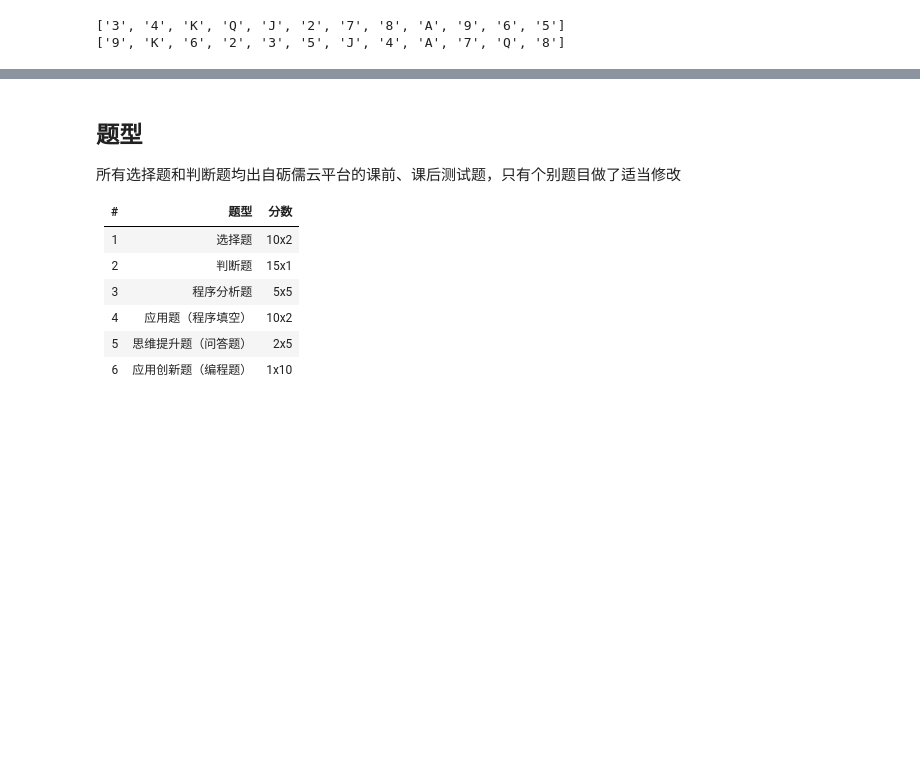
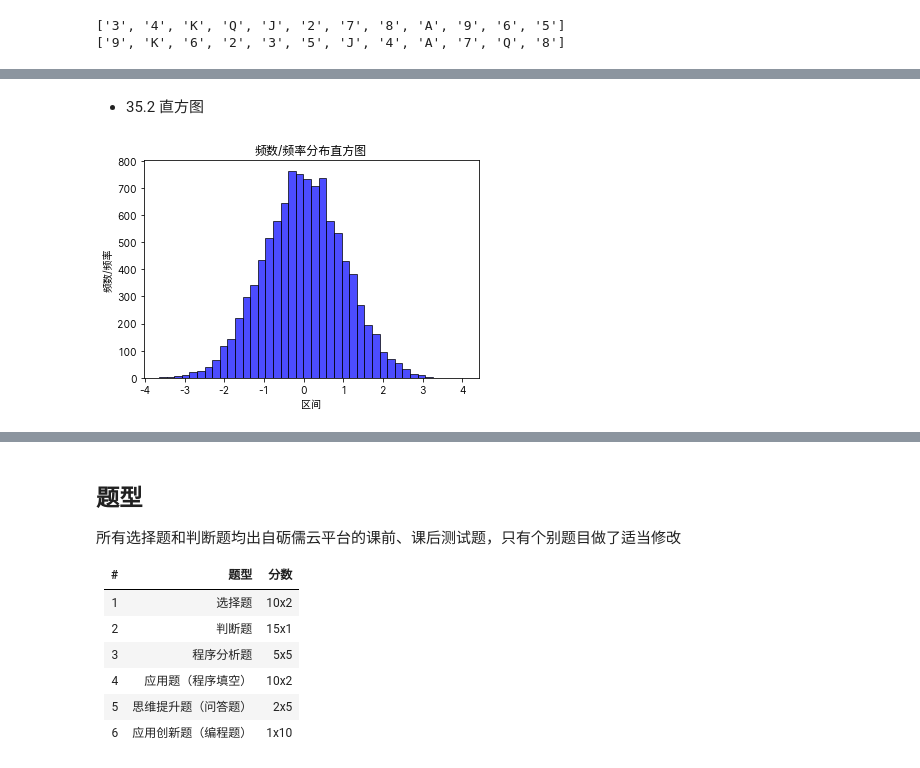
Before and after one commit to limingjie/jupyter-notebook, a Jupyter notebook: WanTing/python.ipynb, the cells around one changed output, grey strips where cells are left out. Cells and saved outputs as stored; diff of their text form; code cells hidden in the pictures; blank space fills up the shorter version.

```diff
--- a/WanTing/python.ipynb
+++ b/WanTing/python.ipynb
@@ -868,0 +918,23 @@ print(cards)
+# %% [markdown]
+- 35.2 直方图
+# %%
+import matplotlib.pyplot as plt
+import numpy as np
+import matplotlib
+
+# 设置matplotlib正常显示中文和负号
+matplotlib.rcParams['font.sans-serif'] = ['Sarasa UI SC']
+matplotlib.rcParams['axes.unicode_minus'] = False
+# 随机生成（10000,）服从正态分布的数据
+data = np.random.randn(10000)
+
+plt.hist(data, bins=40, facecolor="blue", edgecolor="black", alpha=0.7)
+# 显示横轴标签
+plt.xlabel("区间")
+# 显示纵轴标签
+plt.ylabel("频数/频率")
+# 显示图标题
+plt.title("频数/频率分布直方图")
+plt.show()
+# %% [output]
+[figure, added]
```
Also changed, not shown: parts of 29 cells of this notebook, 13 other files.
